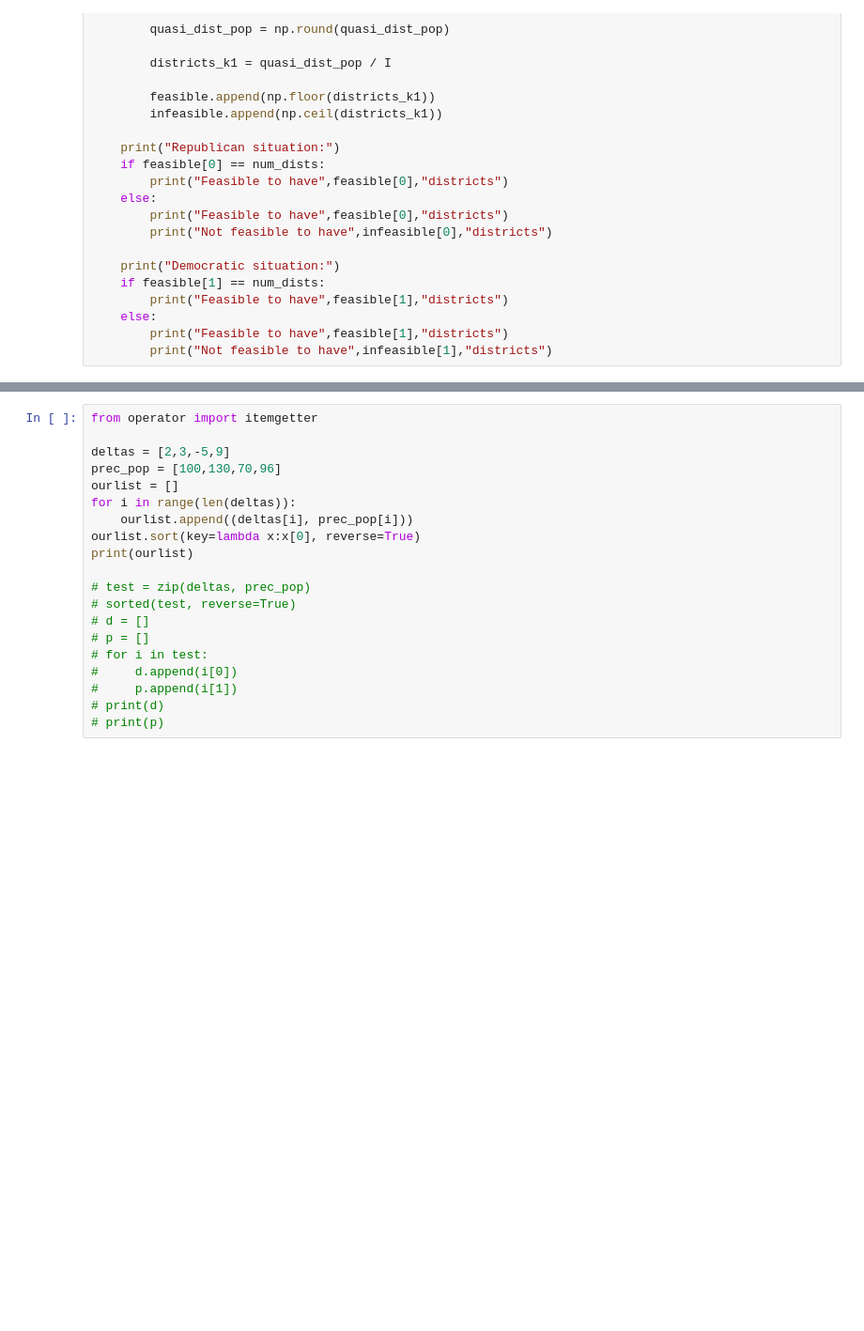
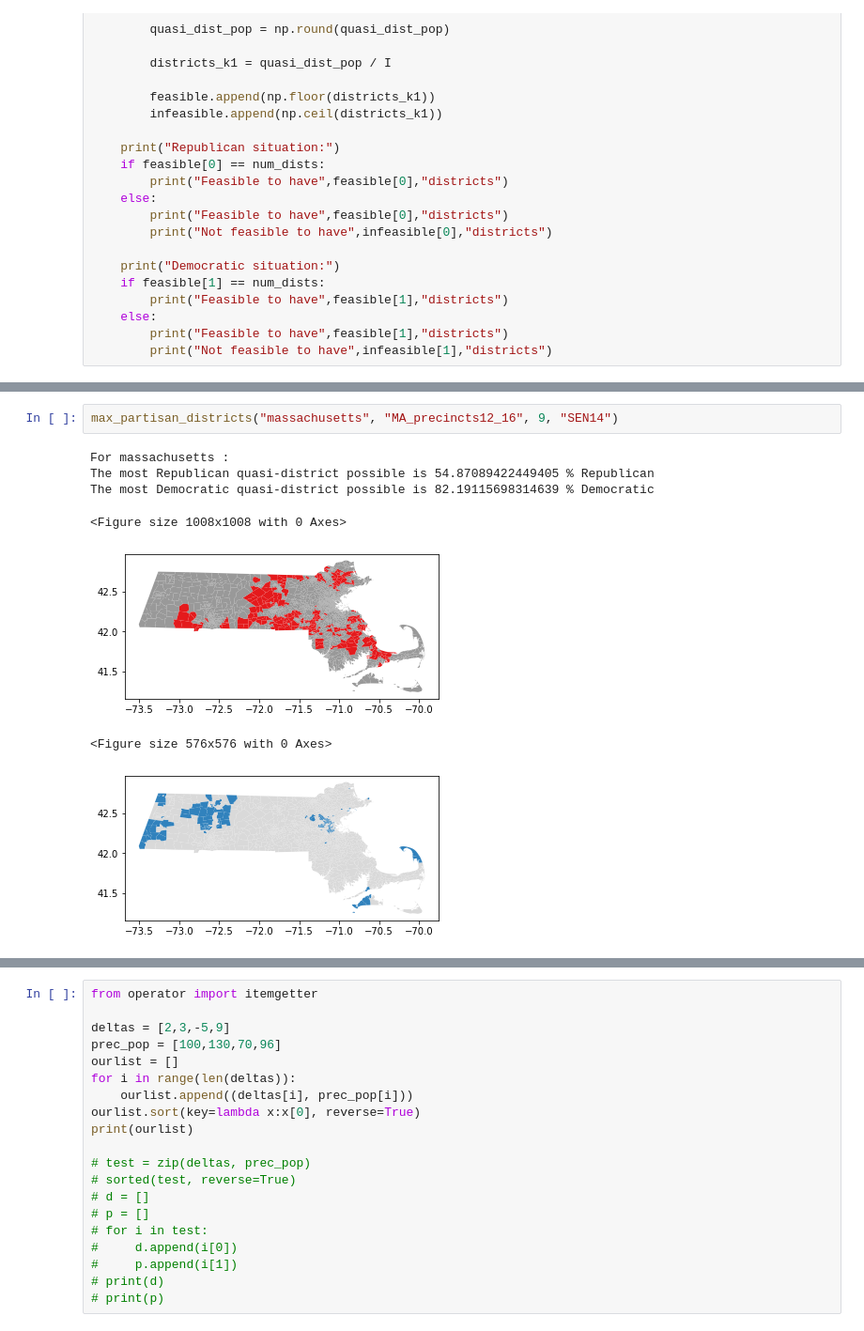
Before and after one commit to vrdi/Partisan-Metrics, a Jupyter notebook: metrics_work_v2/MA_Paradox.ipynb, the cells around one changed output, grey strips where cells are left out. Shown at 94% size. Saved outputs shown, nothing was run; the diff lists cells and outputs as text; blank space fills up the shorter version.

```diff
--- a/metrics_work_v2/MA_Paradox.ipynb
+++ b/metrics_work_v2/MA_Paradox.ipynb
@@ -234,0 +264,10 @@ The most Democratic district possible is [0.42558558047923367, 0.425585580479233
+# %%
+max_partisan_districts("massachusetts", "MA_precincts12_16", 9, "SEN14")
+# %% [output]
+For massachusetts :
+The most Republican quasi-district possible is 54.87089422449405 % Republican
+The most Democratic quasi-district possible is 82.19115698314639 % Democratic
+<Figure size 1008x1008 with 0 Axes>
+[figure, added]
+<Figure size 576x576 with 0 Axes>
+[figure, added]
```
Also changed, not shown: parts of 29 cells of this notebook.
